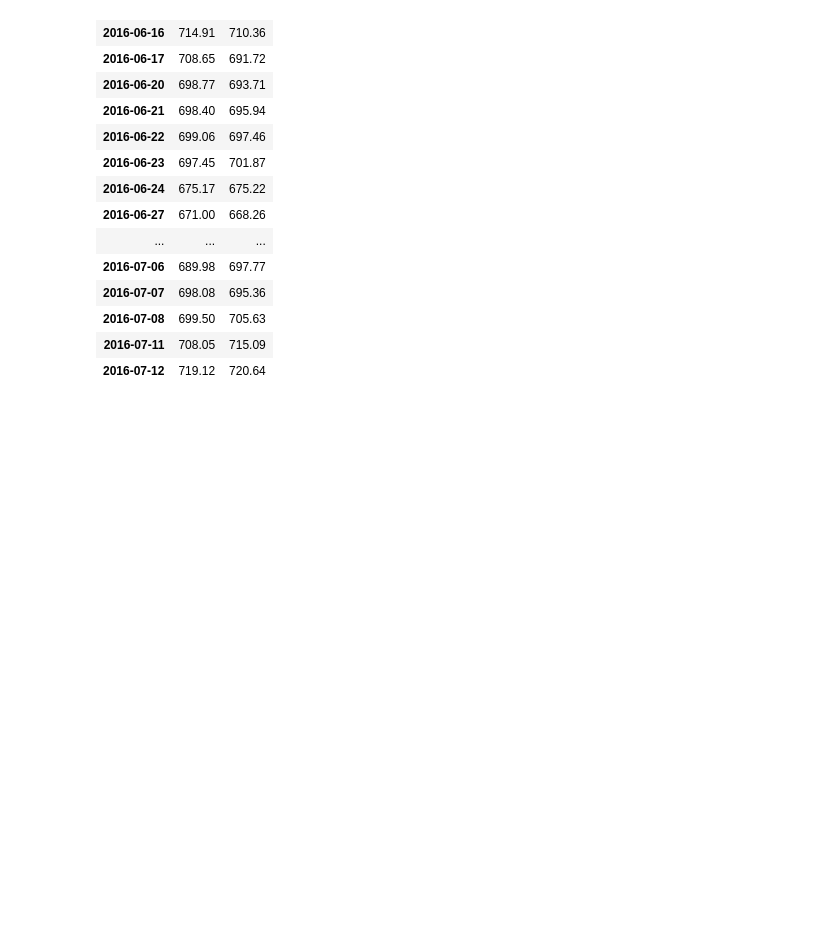
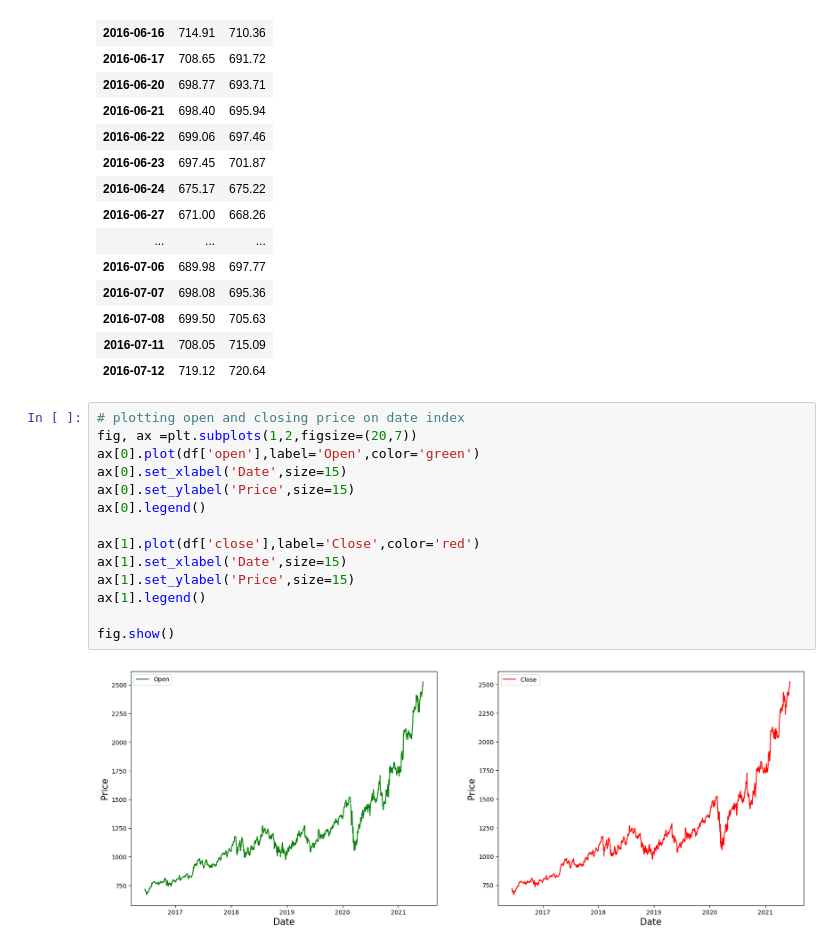
Before and after one commit to ronitmalvi/Attention-is-all-you-need, a Jupyter notebook: app.ipynb, the cells around one changed output. Cells and saved outputs as stored; diff of their text form; blank space fills up the shorter version.

```diff
--- a/app.ipynb
+++ b/app.ipynb
@@ -122,3 +122,19 @@ df.head(20)
 | 2016-07-08 | 699.50 | 705.63 |
 | 2016-07-11 | 708.05 | 715.09 |
 | 2016-07-12 | 719.12 | 720.64 |
+# %%
+# plotting open and closing price on date index
+fig, ax =plt.subplots(1,2,figsize=(20,7))
+ax[0].plot(df['open'],label='Open',color='green')
+ax[0].set_xlabel('Date',size=15)
+ax[0].set_ylabel('Price',size=15)
+ax[0].legend()
+
+ax[1].plot(df['close'],label='Close',color='red')
+ax[1].set_xlabel('Date',size=15)
+ax[1].set_ylabel('Price',size=15)
+ax[1].legend()
+
+fig.show()
+# %% [output]
+[figure, added]
```
Also changed, not shown: parts of 5 cells of this notebook.
